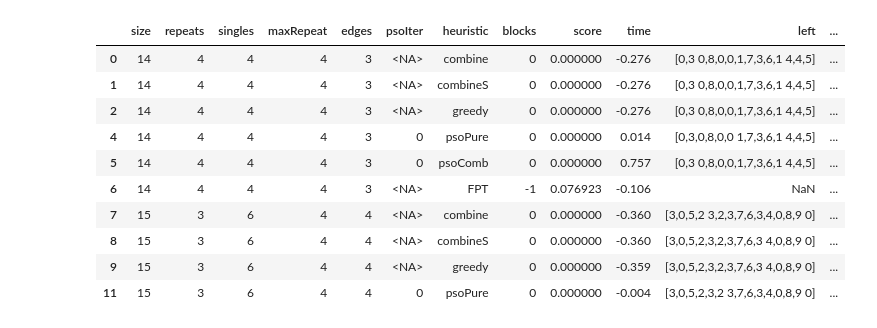
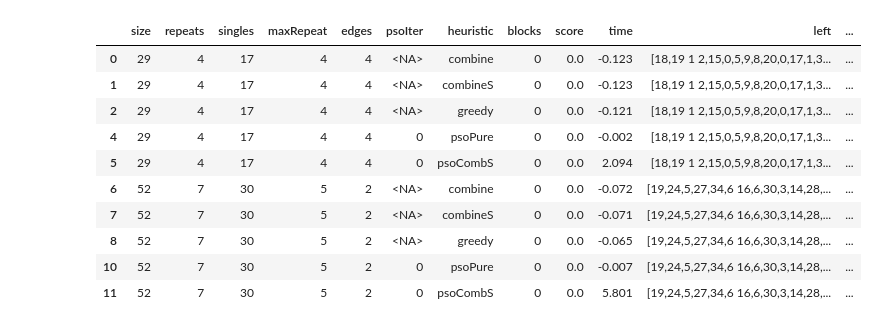
Before and after one commit to marmitar/MCSP-Data-Analysis, a Jupyter notebook: fpt.ipynb, the cells around one changed output. Saved outputs shown, nothing was run; the diff lists cells and outputs as text; code cells hidden in the pictures.

```diff
--- a/fpt.ipynb
+++ b/fpt.ipynb
@@ -42,13 +42,13 @@ def read_df(filename):
             pass
 
     mixed["score"] = (mixed["size"] - mixed["blocks"]) / (mixed["size"] - 1)
-    mixed["exact"] = mixed["exact"] == "Y"
+    # mixed["exact"] = mixed["exact"] == "Y"
     return mixed
 
 def read_pso_df(filename):
     df = read_df(filename)
     return df[df["heuristic"] == "pso"]
 
-df = read_df('FPT3.csv')
+df = read_df('pso-combine-r-5-10-s-5-30-n80.csv')
 df.head(20)
 # %% [output]
@@ -72,14 +85,14 @@ df.head(20)
 # %%
-N = 7
+N = 6
 
 df_better = df.copy()
 
 select = []
 for i in range(len(df) // N):
-    assert df_better['heuristic'][N * i + N - 2] == "psoComb", df_better['heuristic'][N * i + N - 2]
-    if df_better['blocks'][N * i + N - 2] < df_better['blocks'][N * i + N - 4]:
+    assert df_better['heuristic'][N * i + N - 1] == "psoCombS", df_better['heuristic'][N * i + N - 1]
+    if df_better['blocks'][N * i + N - 1] > df_better['blocks'][N * i + N - 3]:
         select.extend([N * i + k for k in range(N)])
 
 df_better = df_better.iloc[select]
-df_better
+df_better[(df_better['heuristic'] == 'pso') | (df_better['heuristic'] == 'psoCombS')]
 # %% [output]
@@ -94,61 +102,40 @@ df_better
 # %%
-N = 7
+N = 6
 
-def diff_pso(column: pd.Series, *, selected: int = N - 1):
+def diff_pso(column: pd.Series, *, selected: int = N - 3):
     rest = [i for i in range(N) if i != selected]
     match column.name:
         case 'heuristic':
             column.iat[selected] = 'best'
             return column
         case 'blocks':
             column = column - column.iat[selected]
             column.iat[selected] = column.iloc[rest].min()
             return column
         case 'score':
             column = column - column.iat[selected]
             column.iat[selected] = column.iloc[rest].max()
             return column
         case 'time':
             column = column - column.iat[selected]
             column.iat[selected] = column.iloc[rest].min()
             return column
         case _:
             return column
 
-df_pairs = df.copy()
-l = df_pairs['left'].str.strip('[]').str.split(',').str.join(' ')
-r = df_pairs['right'].str.strip('[]').str.split(',').str.join(' ')
-df_pairs['pair'] = l + r
-
-select = []
-for i in range(len(df) // N):
-    assert df_pairs['heuristic'][N * i + N - 1].startswith('FPT'), df_pairs['heuristic'][N * i + N - 1]
-    df_pairs.loc[N * i + N - 1, 'pair'] = df_pairs['pair'][N * i]
-    if df_pairs['exact'][N * i + N - 1]:
-        select.extend([N * i + k for k in range(N)])
-
-# contains only cases where FPT was exact
-df_exact = df_pairs.iloc[select][[col for col in df_pairs.columns if col != "exact"]]
-df_exact.to_csv('FPT3-exact.csv', index=False)
-
-# contains all
-df_pairs.loc[(df_pairs['heuristic'] == "FPT") & df_pairs['exact'], 'heuristic'] = "FPT (NE)"
-df_pairs = df_pairs[[col for col in df_pairs.columns if col != "exact"]]
-df_pairs.to_csv('FPT3-pairs.csv', index=False)
-
-fpt_diff = df_exact.groupby('pair').transform(diff_pso, selected=3)
-fpt_diff = fpt_diff[fpt_diff["heuristic"] != "best"]
-fpt_diff.head(10)
+pso_diff = df.groupby('pair').transform(diff_pso, selected=3)
+pso_diff = pso_diff[pso_diff["heuristic"] != "best"]
+pso_diff.head(10)
 # %% [output]
 |  | size | repeats | singles | maxRepeat | edges | psoIter | heuristic | blocks | score | time | left | ... |
-| 0 | 14 | 4 | 4 | 4 | 3 | <NA> | combine | 0 | 0.000000 | -0.276 | [0,3 0,8,0,0,1,7,3,6,1 4,4,5] | ... |
-| 1 | 14 | 4 | 4 | 4 | 3 | <NA> | combineS | 0 | 0.000000 | -0.276 | [0,3 0,8,0,0,1,7,3,6,1 4,4,5] | ... |
-| 2 | 14 | 4 | 4 | 4 | 3 | <NA> | greedy | 0 | 0.000000 | -0.276 | [0,3 0,8,0,0,1,7,3,6,1 4,4,5] | ... |
-| 4 | 14 | 4 | 4 | 4 | 3 | 0 | psoPure | 0 | 0.000000 | 0.014 | [0,3,0,8,0,0 1,7,3,6,1 4,4,5] | ... |
-| 5 | 14 | 4 | 4 | 4 | 3 | 0 | psoComb | 0 | 0.000000 | 0.757 | [0,3 0,8,0,0,1,7,3,6,1 4,4,5] | ... |
-| 6 | 14 | 4 | 4 | 4 | 3 | <NA> | FPT | -1 | 0.076923 | -0.106 | NaN | ... |
-| 7 | 15 | 3 | 6 | 4 | 4 | <NA> | combine | 0 | 0.000000 | -0.360 | [3,0,5,2 3,2,3,7,6,3,4,0,8,9 0] | ... |
-| 8 | 15 | 3 | 6 | 4 | 4 | <NA> | combineS | 0 | 0.000000 | -0.360 | [3,0,5,2,3,2,3,7,6,3 4,0,8,9 0] | ... |
-| 9 | 15 | 3 | 6 | 4 | 4 | <NA> | greedy | 0 | 0.000000 | -0.359 | [3,0,5,2,3,2,3,7,6,3 4,0,8,9 0] | ... |
-| 11 | 15 | 3 | 6 | 4 | 4 | 0 | psoPure | 0 | 0.000000 | -0.004 | [3,0,5,2,3,2 3,7,6,3,4,0,8,9 0] | ... |
+| 0 | 29 | 4 | 17 | 4 | 4 | <NA> | combine | 0 | 0.0 | -0.123 | [18,19 1 2,15,0,5,9,8,20,0,17,1,3... | ... |
+| 1 | 29 | 4 | 17 | 4 | 4 | <NA> | combineS | 0 | 0.0 | -0.123 | [18,19 1 2,15,0,5,9,8,20,0,17,1,3... | ... |
+| 2 | 29 | 4 | 17 | 4 | 4 | <NA> | greedy | 0 | 0.0 | -0.121 | [18,19 1 2,15,0,5,9,8,20,0,17,1,3... | ... |
+| 4 | 29 | 4 | 17 | 4 | 4 | 0 | psoPure | 0 | 0.0 | -0.002 | [18,19 1 2,15,0,5,9,8,20,0,17,1,3... | ... |
+| 5 | 29 | 4 | 17 | 4 | 4 | 0 | psoCombS | 0 | 0.0 | 2.094 | [18,19 1 2,15,0,5,9,8,20,0,17,1,3... | ... |
+| 6 | 52 | 7 | 30 | 5 | 2 | <NA> | combine | 0 | 0.0 | -0.072 | [19,24,5,27,34,6 16,6,30,3,14,28,... | ... |
+| 7 | 52 | 7 | 30 | 5 | 2 | <NA> | combineS | 0 | 0.0 | -0.071 | [19,24,5,27,34,6 16,6,30,3,14,28,... | ... |
+| 8 | 52 | 7 | 30 | 5 | 2 | <NA> | greedy | 0 | 0.0 | -0.065 | [19,24,5,27,34,6 16,6,30,3,14,28,... | ... |
+| 10 | 52 | 7 | 30 | 5 | 2 | 0 | psoPure | 0 | 0.0 | -0.007 | [19,24,5,27,34,6 16,6,30,3,14,28,... | ... |
+| 11 | 52 | 7 | 30 | 5 | 2 | 0 | psoCombS | 0 | 0.0 | 5.801 | [19,24,5,27,34,6 16,6,30,3,14,28,... | ... |
 # %%
```
Also changed, not shown: parts of 10 cells of this notebook, 31 other files.
